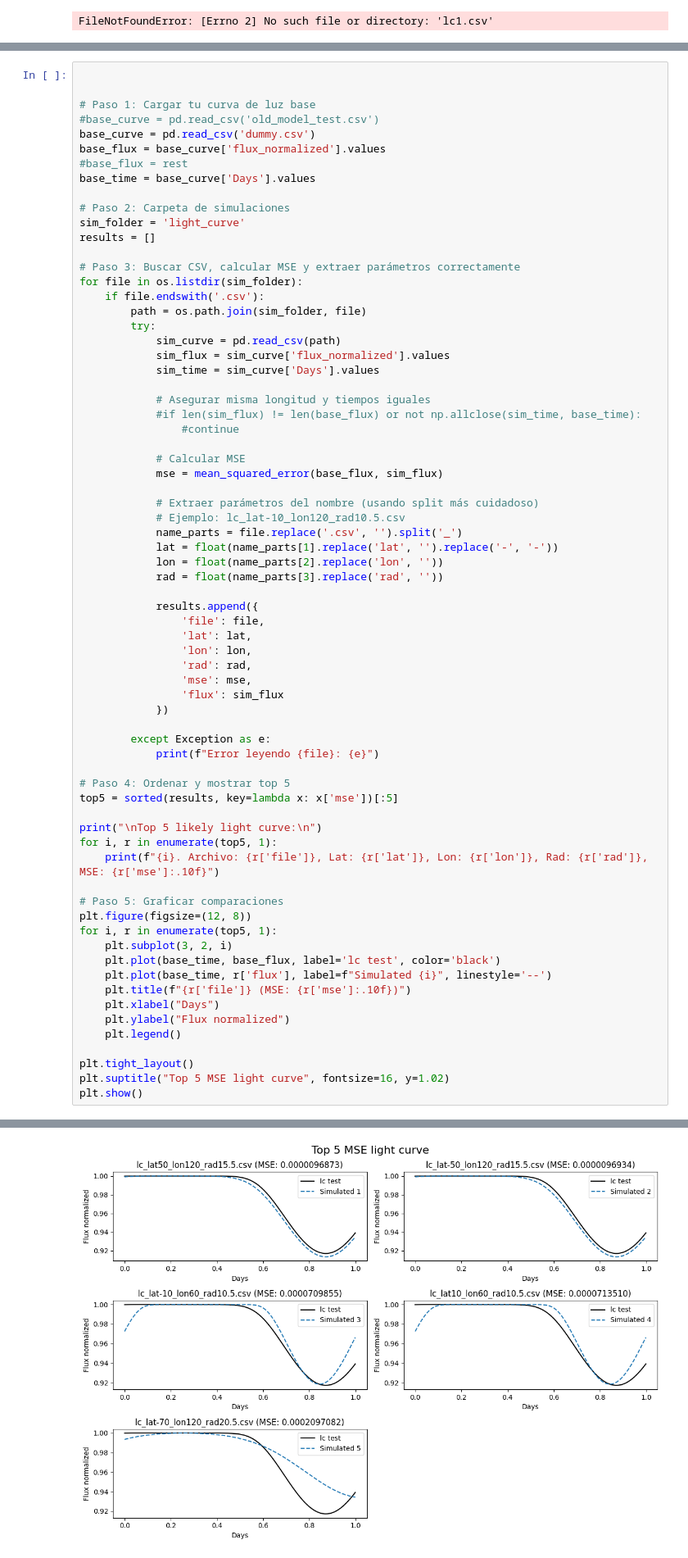
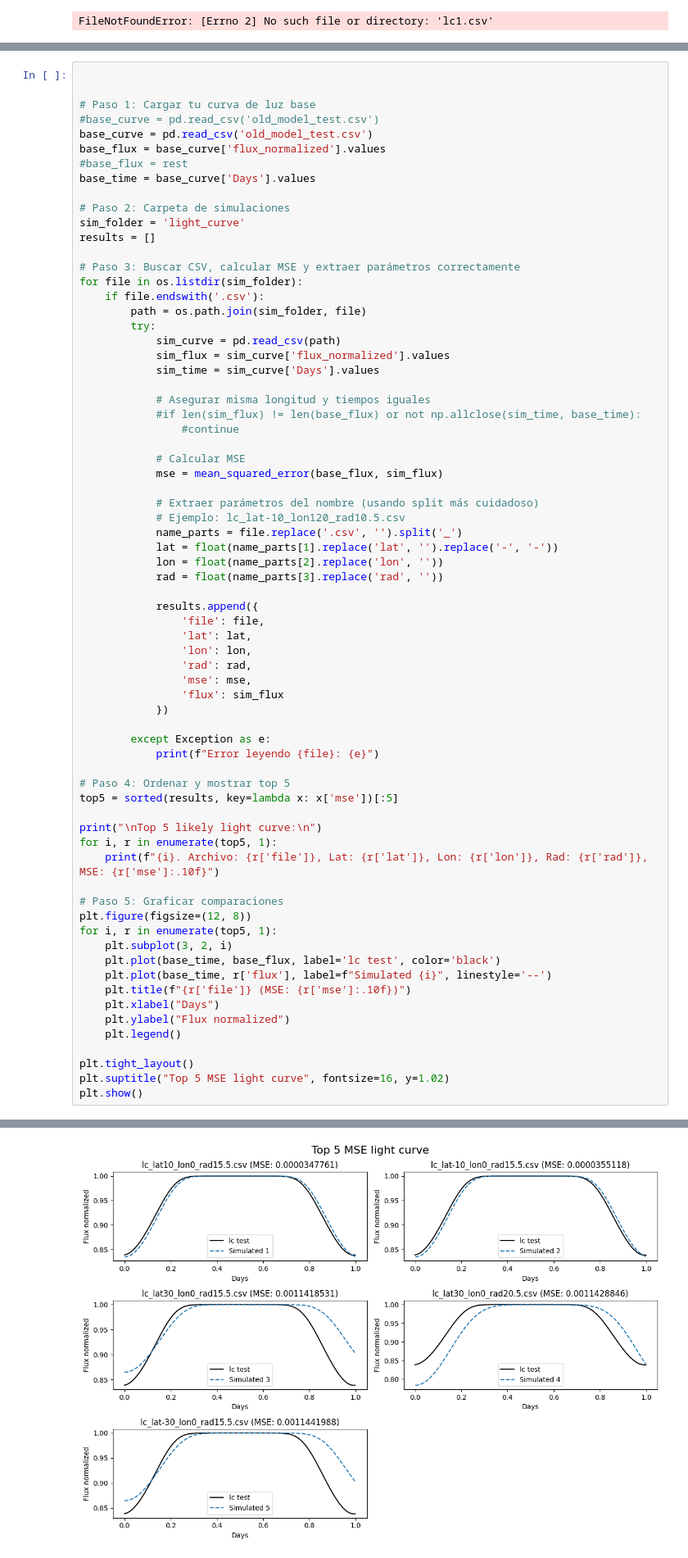
Before and after one commit to Ruben94astro/Tesis, a Jupyter notebook: analized.ipynb, the cells around one changed output, grey strips where cells are left out. Shown at 82% size. Drawn from its saved outputs; the diff is of its cells as text.

```diff
--- a/analized.ipynb
+++ b/analized.ipynb
@@ -136,7 +136,7 @@ plt.show()
 
 # Paso 1: Cargar tu curva de luz base
 #base_curve = pd.read_csv('old_model_test.csv')
-base_curve = pd.read_csv('dummy.csv')
+base_curve = pd.read_csv('old_model_test.csv')
 base_flux = base_curve['flux_normalized'].values
 #base_flux = rest
 base_time = base_curve['Days'].values
@@ -212,4 +212,4 @@ Top 5 likely light curve:
-[figure, old version]
+[figure, new version]
 # %% [markdown]
 ### combination
 # %%
```
Also changed, not shown: parts of 3 cells of this notebook.
